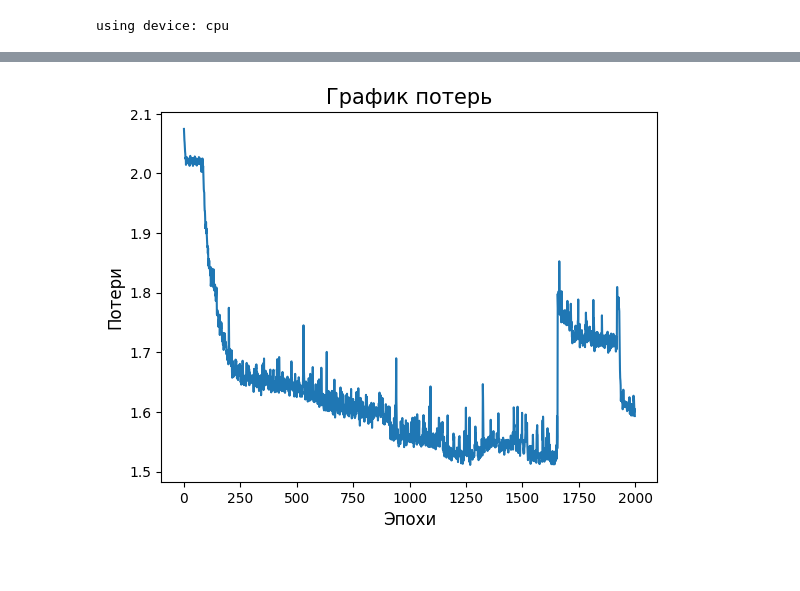
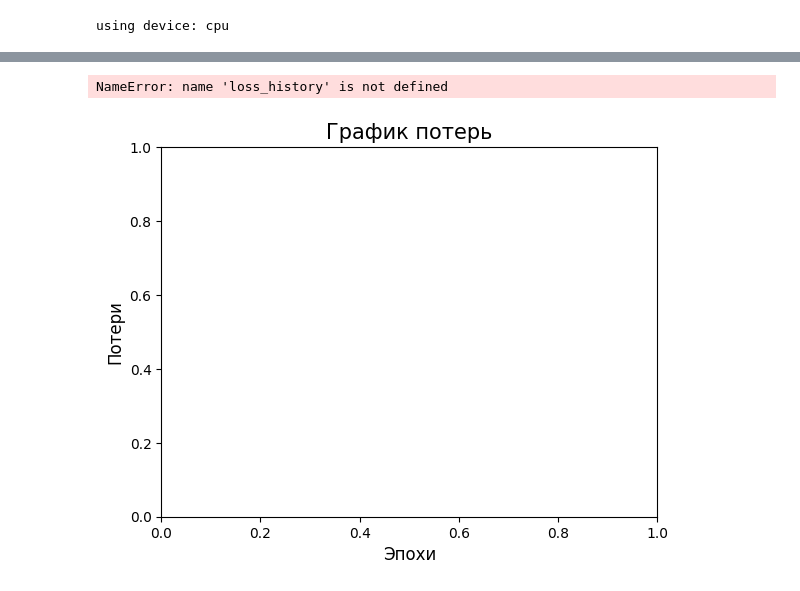
Before and after one commit to Fierce-Eagle/Diplom, a Jupyter notebook: notebook.ipynb, the cells around one changed output, grey strips where cells are left out. Drawn from its saved outputs; the diff is of its cells as text; code cells hidden in the pictures.

```diff
--- a/notebook.ipynb
+++ b/notebook.ipynb
@@ -466,18 +317,10 @@ train_dataset_norm
 # %%
-train_dataset_norm = train_dataset_norm.reset_index(drop=True)
-valid_dataset_norm = valid_dataset_norm.reset_index(drop=True)
-test_dataset_norm = test_dataset_norm.reset_index(drop=True)
-
-train_dataset_diff = train_dataset_norm.reset_index(drop=True)
-valid_dataset_diff = valid_dataset_norm.reset_index(drop=True)
-test_dataset_diff = test_dataset_norm.reset_index(drop=True)
+train_dataset = train_dataset.reset_index(drop=True)
+valid_dataset = valid_dataset.reset_index(drop=True)
+test_dataset = test_dataset.reset_index(drop=True)
 # %%
 from custom_dataset import CustomDataset
 
-train_norm = CustomDataset(train_dataset_norm)
-valid_norm = CustomDataset(valid_dataset_norm)
-test_norm = CustomDataset(test_dataset_norm)
-
-train_diff = CustomDataset(train_dataset_diff)
-valid_diff = CustomDataset(valid_dataset_diff)
-test_diff = CustomDataset(test_dataset_diff)
+train = CustomDataset(train_dataset)
+valid = CustomDataset(valid_dataset)
+test = CustomDataset(test_dataset)
@@ -485,11 +345,7 @@ test_diff = CustomDataset(test_dataset_diff)
 from torch.utils.data import DataLoader
 
 batch_size = 64 # размер батча
-train_norm = DataLoader(train_norm, batch_size=batch_size, shuffle=True)
-valid_norm = DataLoader(valid_norm, batch_size=batch_size, shuffle=False)
-test_norm = DataLoader(test_norm, batch_size=batch_size, shuffle=False)
-
-train_diff = DataLoader(train_diff, batch_size=batch_size, shuffle=True)
-valid_diff = DataLoader(valid_diff, batch_size=batch_size, shuffle=False)
-test_diff = DataLoader(test_diff, batch_size=batch_size, shuffle=False)
+train = DataLoader(train, batch_size=batch_size, shuffle=True)
+valid = DataLoader(valid, batch_size=batch_size, shuffle=False)
+test = DataLoader(test, batch_size=batch_size, shuffle=False)
 # %%
@@ -505,8 +361,8 @@ torch.Size([64, 1])
 # %%
 import model
 from train import train_model
-# COUNT_IN_CHANNEL = 100
-net_norm = model.CNN(COUNT_IN_CHANNEL, NUM_CLASSES).to(device)
 
-loss_history_norm, best_model_norm = train_model(train_norm, valid_norm, net_norm, epochs=2000, device=device)
+net = model.Perceptron(3000, NUM_CLASSES).to(device)
+
+loss_history, best_model = train_model(train, valid, net, epochs=2000, device=device)
 # %% [output]
@@ -530,14 +387,15 @@ Epoch [1999/2000], loss = 1.5933 acc_val = 0.6837
 # %%
 from matplotlib import pyplot as plt
 
 plt.title('График потерь',fontsize=15)
 plt.xlabel('Эпохи',fontsize=12)
 plt.ylabel('Потери',fontsize=12)
-plt.plot(loss_history_norm)
+plt.plot(loss_history)
 
 plt.show()
 # %% [output]
+NameError: name 'loss_history' is not defined
-[figure, old version]
+[figure, new version]
 # %%
 from train import test_model
 
```
Also changed, not shown: parts of 27 cells of this notebook, 5 other files.
